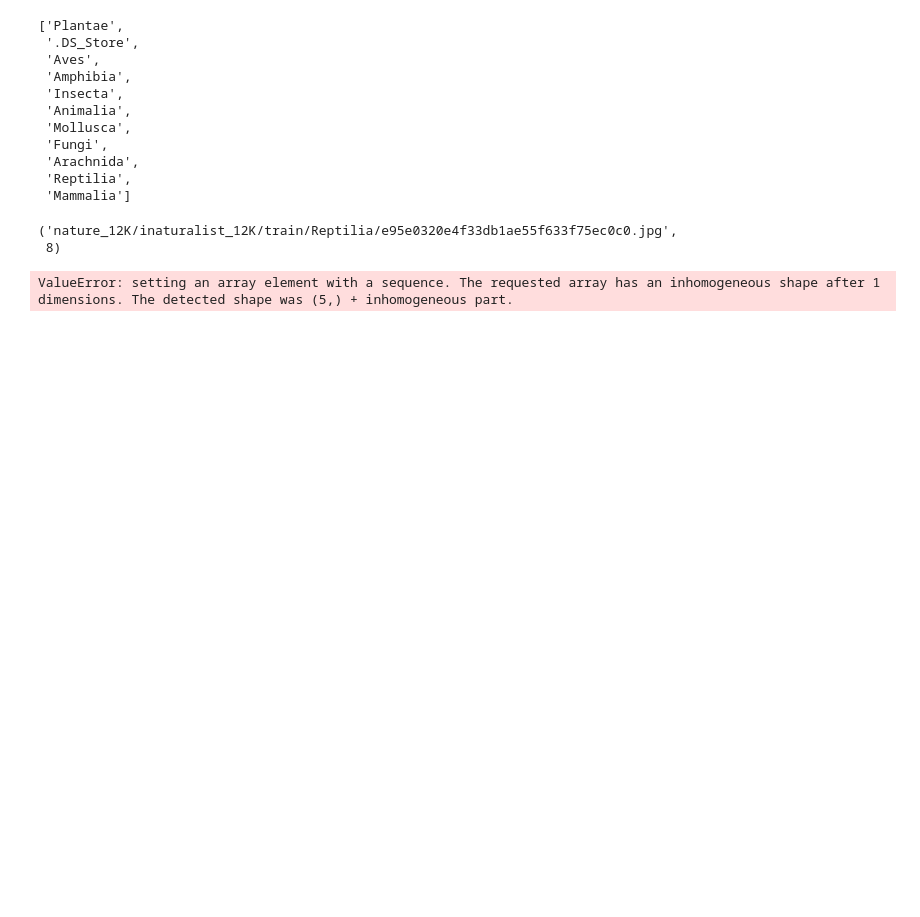
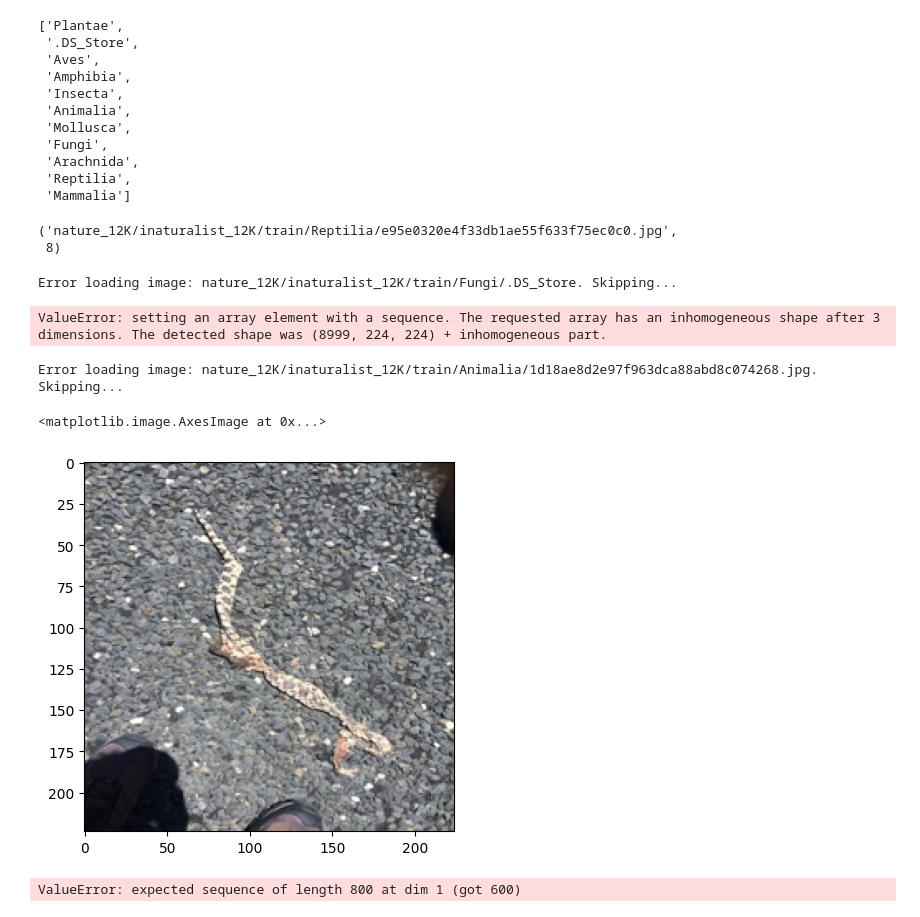
Before and after one commit to Saranath07/Deep-Learning, a Jupyter notebook: CNN.ipynb, the cells around one changed output. Drawn from its saved outputs; the diff is of its cells as text; code cells hidden in the pictures; blank space fills up the shorter version.

```diff
--- a/CNN.ipynb
+++ b/CNN.ipynb
@@ -133,25 +133,80 @@ X_train[0], y_train[0]
 ('nature_12K/inaturalist_12K/train/Reptilia/e95e0320e4f33db1ae55f633f75ec0c0.jpg',
  8)
 # %%
-def load_images(image_paths):
+import matplotlib.pyplot as plt
+import matplotlib.image as mpimg
+from keras.preprocessing.image import img_to_array
+
+def load_images(image_paths, target_size=(224, 224)):
     images = []
     i = 0
     for img_path in image_paths:
         if i < 5:
             try:
-                img = mpimg.imread(img_path)  # Resize images to a specific size if needed
-                img_array = img_to_array(img)
-                images.append(img_array)
-            except:
-                print(f"Error loading image: {img_path}. Skipping...")
+                img = mpimg.imread(img_path)  # Load image using matplotlib
+                img_resized = img_to_array(img)
+                images.append(img)
+            except Exception as e:
+                print(f"Error loading image: {img_path}. Skipping... Error: {e}")
         i += 1
     return images
+
 # img = mpimg.imread(X_train[0])
 
 
 # plt.imshow(img)
 # plt.show()
-X_train1 = load_images(X_train)
+X_train1 = np.array(load_images(X_train))
 X_val1 = load_images(X_val)
-# %% [output]
-ValueError: setting an array element with a sequence. The requested array has an inhomogeneous shape after 1 dimensions. The detected shape was (5,) + inhomogeneous part.
+# %%
+from PIL import Image
+
+def load_images(image_paths, target_size=(224, 224)):
+    images = []
+
+    for img_path in image_paths:
+
+        try:
+            img = Image.open(img_path)
+            img = img.resize(target_size)  # Resize the image to a consistent size
+            img_array = np.array(img)
+            images.append(img_array)
+        except:
+            print(f"Error loading image: {img_path}. Skipping...")
+
+    return images
+
+
+X_train1 = np.array(load_images(X_train))
+X_val1 = np.array(load_images(X_val))
+# %% [output]
+Error loading image: nature_12K/inaturalist_12K/train/Fungi/.DS_Store. Skipping...
+ValueError: setting an array element with a sequence. The requested array has an inhomogeneous shape after 3 dimensions. The detected shape was (8999, 224, 224) + inhomogeneous part.
+# %%
+
+
+X_train_tensor = torch.tensor(X_train1)
+X_val_tensor = torch.tensor(X_val1)
+
+# Convert label arrays to PyTorch tensors
+y_train_tensor = torch.tensor(y_train)
+y_val_tensor = torch.tensor(y_val)
+
+torch.save(X_train_tensor, 'X_train.pt')
+torch.save(X_val_tensor, 'X_val.pt')
+# %% [output]
+Error loading image: nature_12K/inaturalist_12K/train/Animalia/1d18ae8d2e97f963dca88abd8c074268.jpg. Skipping...
+# %%
+plt.imshow(X_train_tensor[0])
+# %% [output]
+<matplotlib.image.AxesImage at 0x...>
+[figure, added]
+# %%
+X_train_tensor = torch.tensor(X_train1)
+X_val_tensor = torch.tensor(X_val1)
+
+# Save X_train and X_val tensors to disk
+torch.save(X_train_tensor, 'X_train.pt')
+torch.save(X_val_tensor, 'X_val.pt')
+# %% [output]
+ValueError: expected sequence of length 800 at dim 1 (got 600)
```
